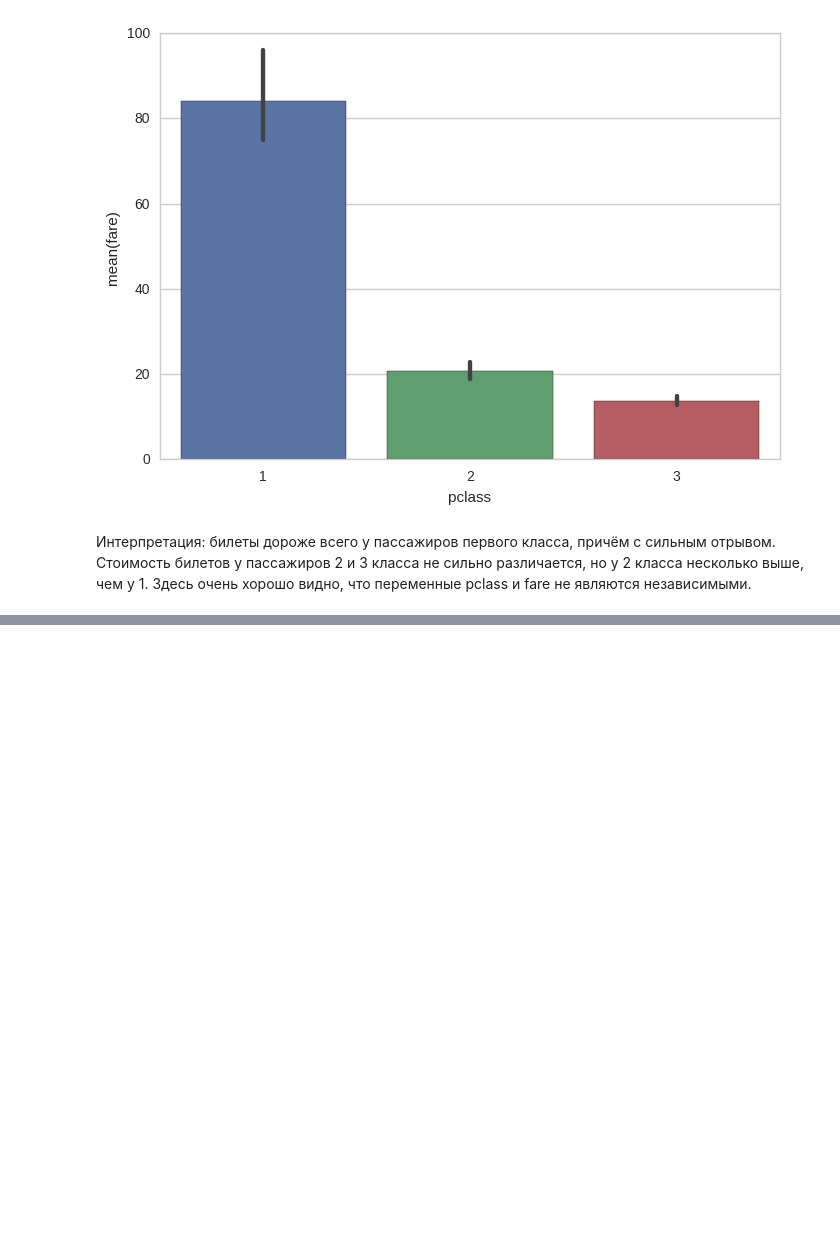
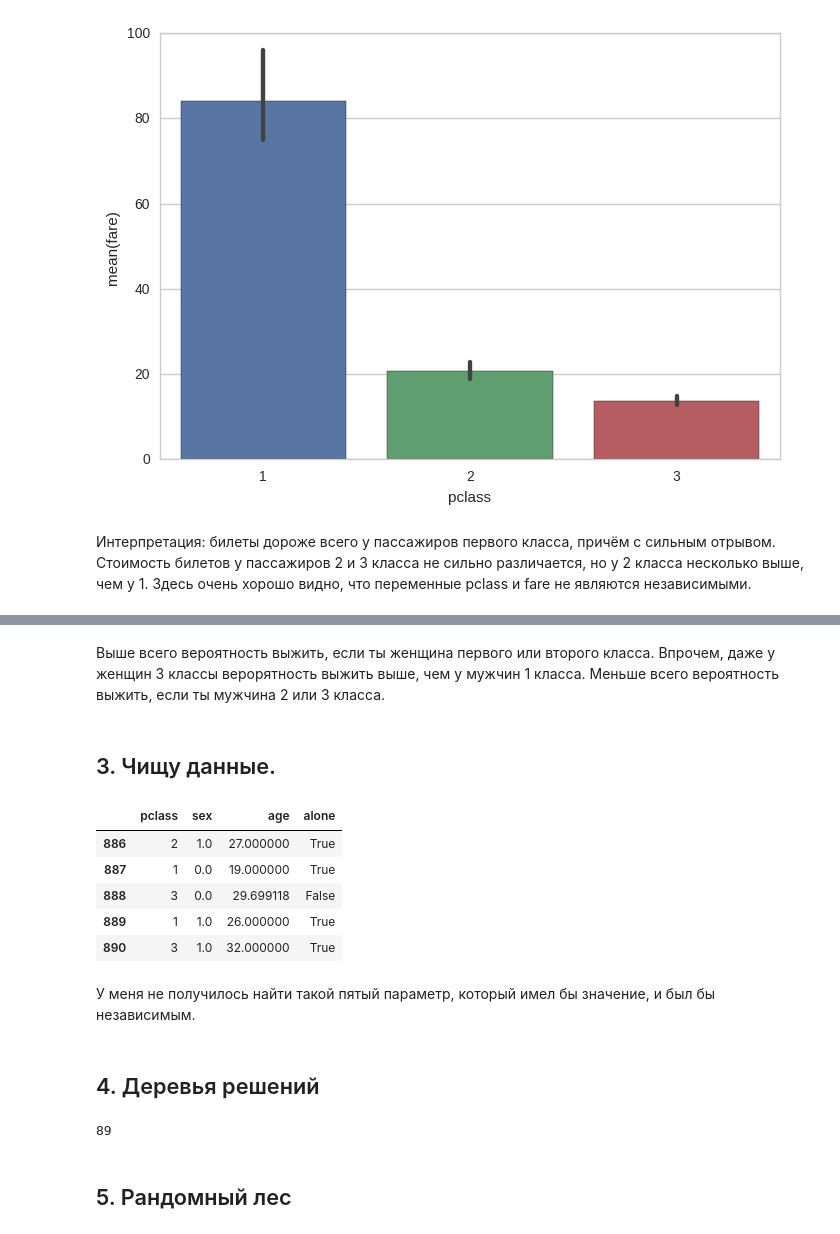
Before and after one commit to maryszmary/ml_hw, a Jupyter notebook: ml_hw1.ipynb, the cells around one changed output, grey strips where cells are left out. Saved outputs shown, nothing was run; the diff lists cells and outputs as text; code cells hidden in the pictures; blank space fills up the shorter version.

```diff
--- a/ml_hw1.ipynb
+++ b/ml_hw1.ipynb
@@ -63,0 +74,37 @@ plt.show()
+# %% [markdown]
+Выше всего вероятность выжить, если ты женщина первого или второго класса. Впрочем, даже у женщин 3 классы верорятность выжить выше, чем у мужчин 1 класса.
+Меньше всего вероятность выжить, если ты мужчина 2 или 3 класса.
+# %% [markdown]
+## 3. Чищу данные.
+# %%
+titanic_y = titanic['survived']
+titanic_x = titanic.loc[:, ('pclass', 'sex', 'age', 'alone')]
+
+# заменяю значения NaN на среднее арифметическое
+m = titanic_x['age'].mean()
+titanic_x['age'] = titanic_x['age'].fillna(value=m)
+
+# заменяю значения переменной sex на логические
+sex = titanic_x['sex']
+titanic_x['sex'] = pd.get_dummies(sex)['male']
+
+titanic_x.tail()
+# %% [output]
+|  | pclass | sex | age | alone |
+| 886 | 2 | 1.0 | 27.000000 | True |
+| 887 | 1 | 0.0 | 19.000000 | True |
+| 888 | 3 | 0.0 | 29.699118 | False |
+| 889 | 1 | 1.0 | 26.000000 | True |
+| 890 | 3 | 1.0 | 32.000000 | True |
+# %% [markdown]
+У меня не получилось найти такой пятый параметр, который имел бы значение, и был бы независимым.
+# %% [markdown]
+## 4. Деревья решений
+# %%
+fold = round(len(titanic_y)/10)
+for i in range(10):
+    test_x, train_x = titanic_x[fold * i: fold * (i + 1)],
+# %% [output]
+89
+# %% [markdown]
+## 5. Рандомный лес
```
Also changed, not shown: parts of 4 cells of this notebook.
